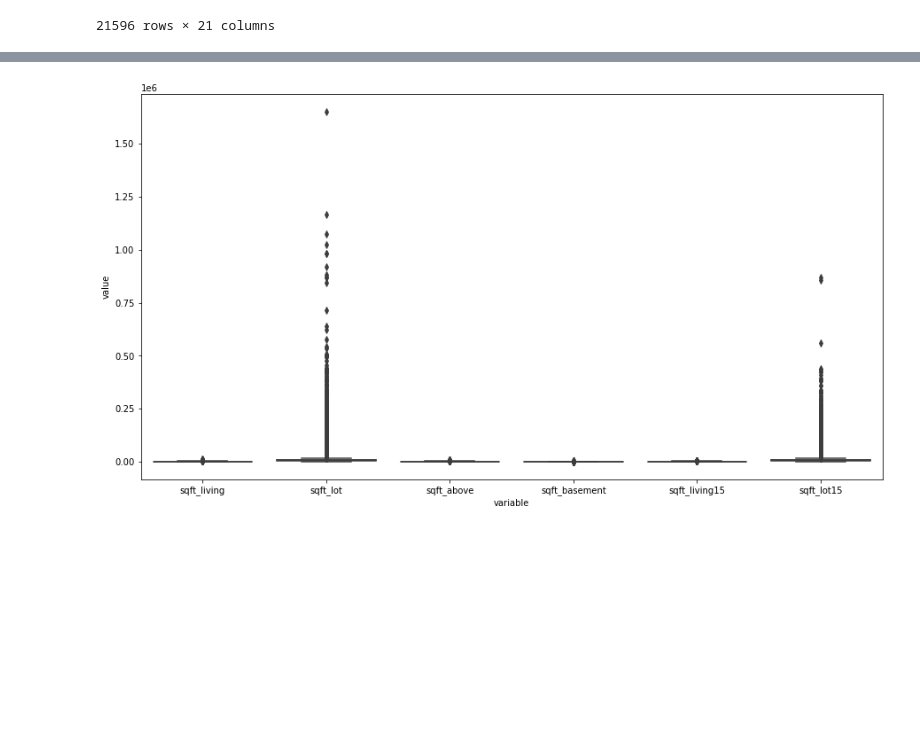
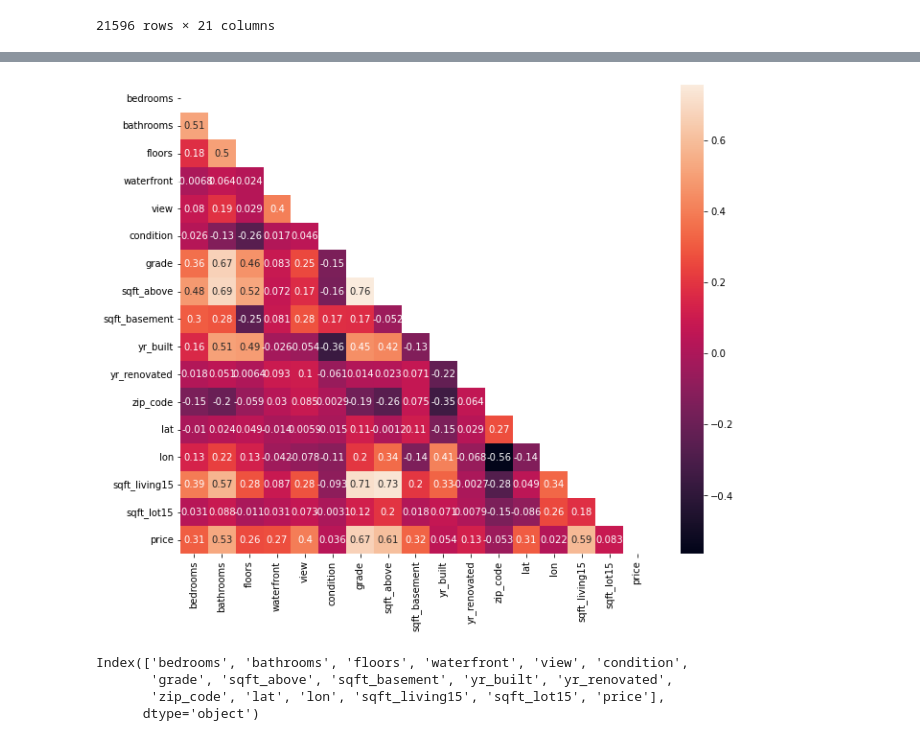
Before and after one commit to Johnnvi/Mid-Bootcamp-project, a Jupyter notebook: python_questions.ipynb, the cells around one changed output, grey strips where cells are left out. Cells and saved outputs as stored; diff of their text form; code cells hidden in the pictures; blank space fills up the shorter version.

```diff
--- a/python_questions.ipynb
+++ b/python_questions.ipynb
@@ -51,3 +51,0 @@ memory usage: 3.5+ MB
-# %%
-data['date'] = pd.to_datetime(data['date'])
-data['date'].head(2)
@@ -58,2 +54,4 @@ Name: date, dtype: datetime64[ns]
 # %%
-data.drop_duplicates()
+## eliminamos duplicados, valores nulos y columnas irelevantes
+data = data.drop_duplicates()
+data = data.drop(['id', 'date', 'sqft_living', 'sqft_lot'], axis=1)
@@ -78,6 +87,11 @@ import datetime
 %matplotlib inline
-# %%
-plt.figure(figsize=(15,8))
-sns.boxplot(x="variable", y="value", data=pd.melt(data[['sqft_living','sqft_lot','sqft_above','sqft_basement','sqft_living15','sqft_lot15']]));
-# %% [output]
-[figure, removed]
+# %%
+## miramos la correlacoión de las columnas
+correlations_matrix = data.corr()
+mask = np.zeros_like(correlations_matrix)
+mask[np.triu_indices_from(mask)] = True
+fig, ax = plt.subplots(figsize=(11, 9))
+ax = sns.heatmap(correlations_matrix, mask=mask, annot=True)
+plt.show()
+# %% [output]
+[figure, added]
@@ -83,0 +100,7 @@ sns.boxplot(x="variable", y="value", data=pd.melt(data[['sqft_living','sqft_lot'
+# %%
+data.columns
+# %% [output]
+Index(['bedrooms', 'bathrooms', 'floors', 'waterfront', 'view', 'condition',
+       'grade', 'sqft_above', 'sqft_basement', 'yr_built', 'yr_renovated',
+       'zip_code', 'lat', 'lon', 'sqft_living15', 'sqft_lot15', 'price'],
+      dtype='object')
```
Also changed, not shown: parts of 32 cells of this notebook.
